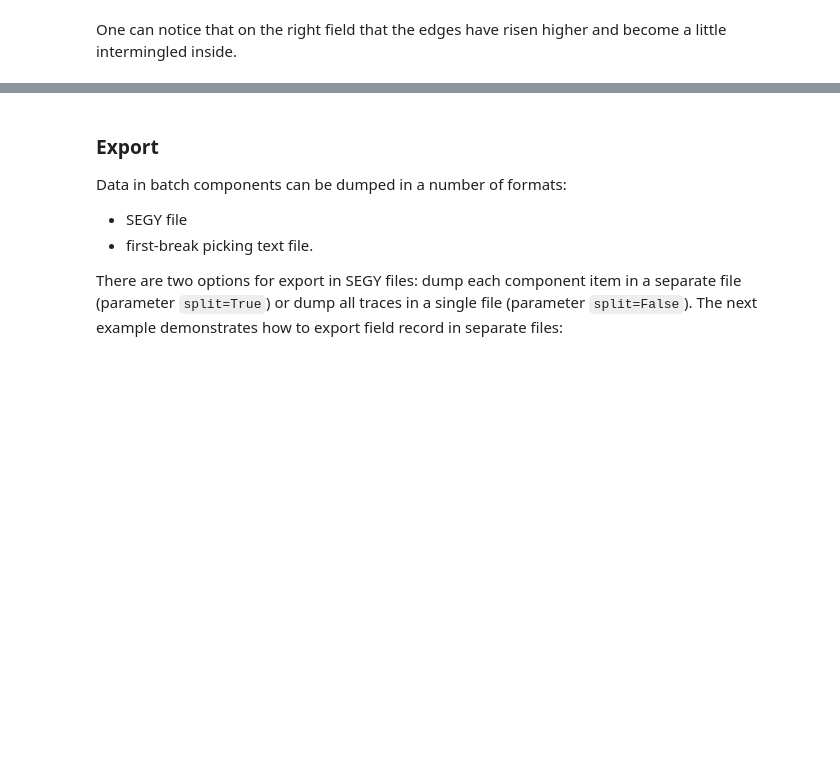
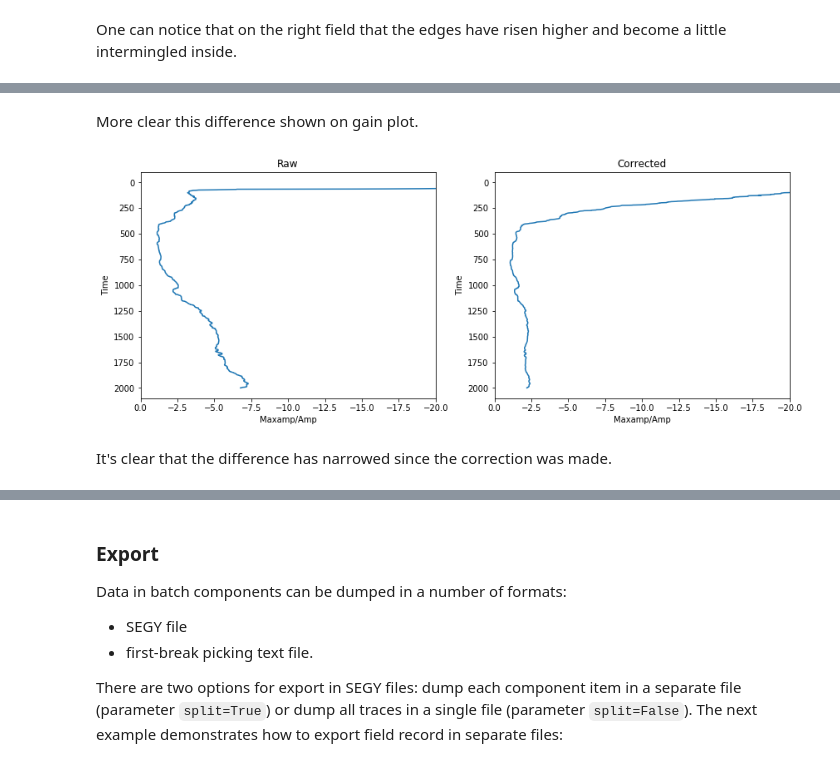
Before and after one commit to learnserd/SeismicPro, a Jupyter notebook: tutorials/2.Batch.ipynb, the cells around one changed output, grey strips where cells are left out. Drawn from its saved outputs; the diff is of its cells as text; code cells hidden in the pictures; blank space fills up the shorter version.

```diff
--- a/tutorials/2.Batch.ipynb
+++ b/tutorials/2.Batch.ipynb
@@ -232,0 +276,8 @@ One can notice that on the right field that the edges have risen higher and beco
+# %% [markdown]
+More clear this difference shown on gain plot.
+# %%
+gain_plot([batch.raw[0], batch.corrected[0]], 51, names=['Raw', 'Corrected'], figsize=(14, 5), xbounds=(0, -20))
+# %% [output]
+[figure, added]
+# %% [markdown]
+It's clear that the difference has narrowed since the correction was made.
```
Also changed, not shown: parts of 14 cells of this notebook, 4 other files.
